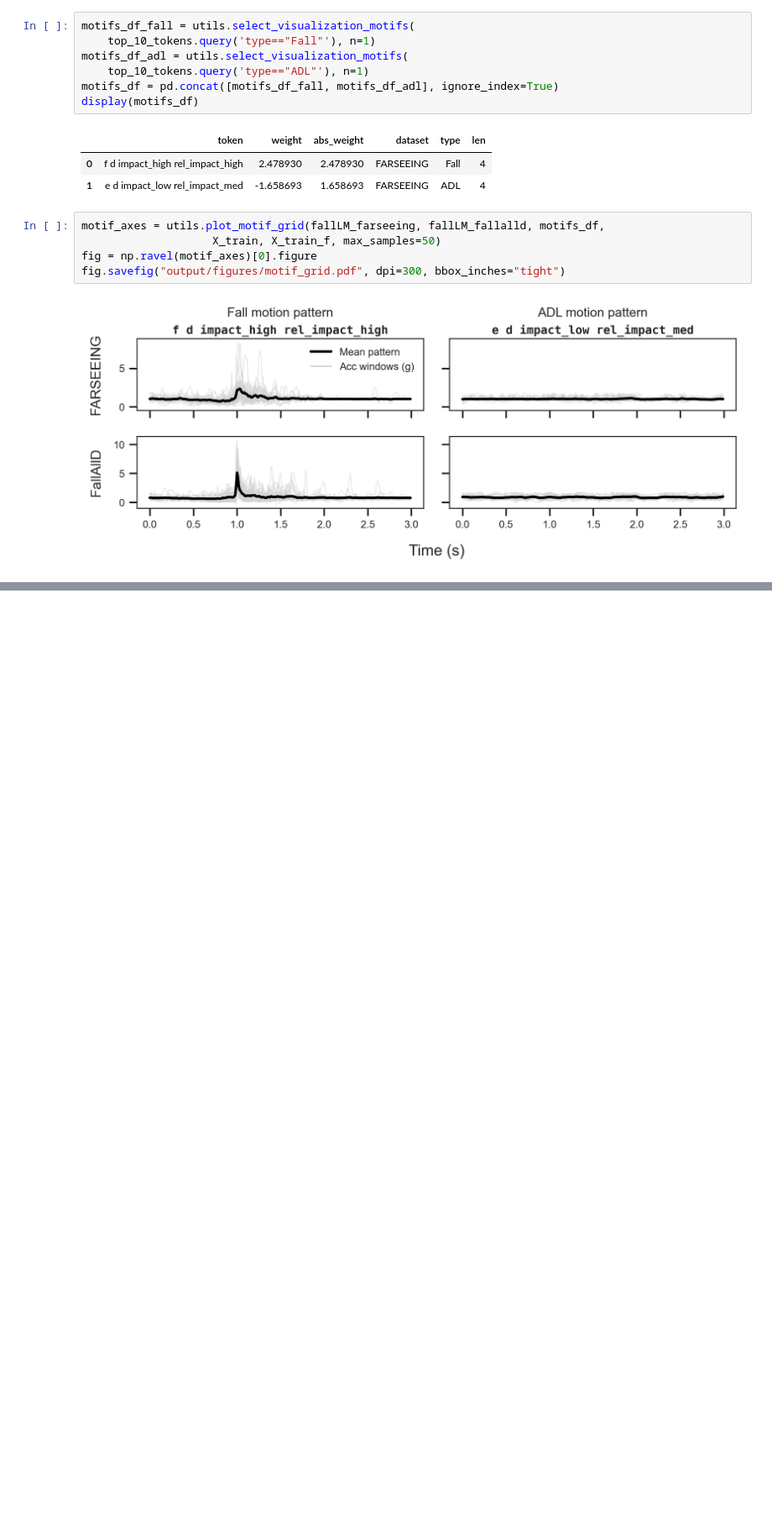
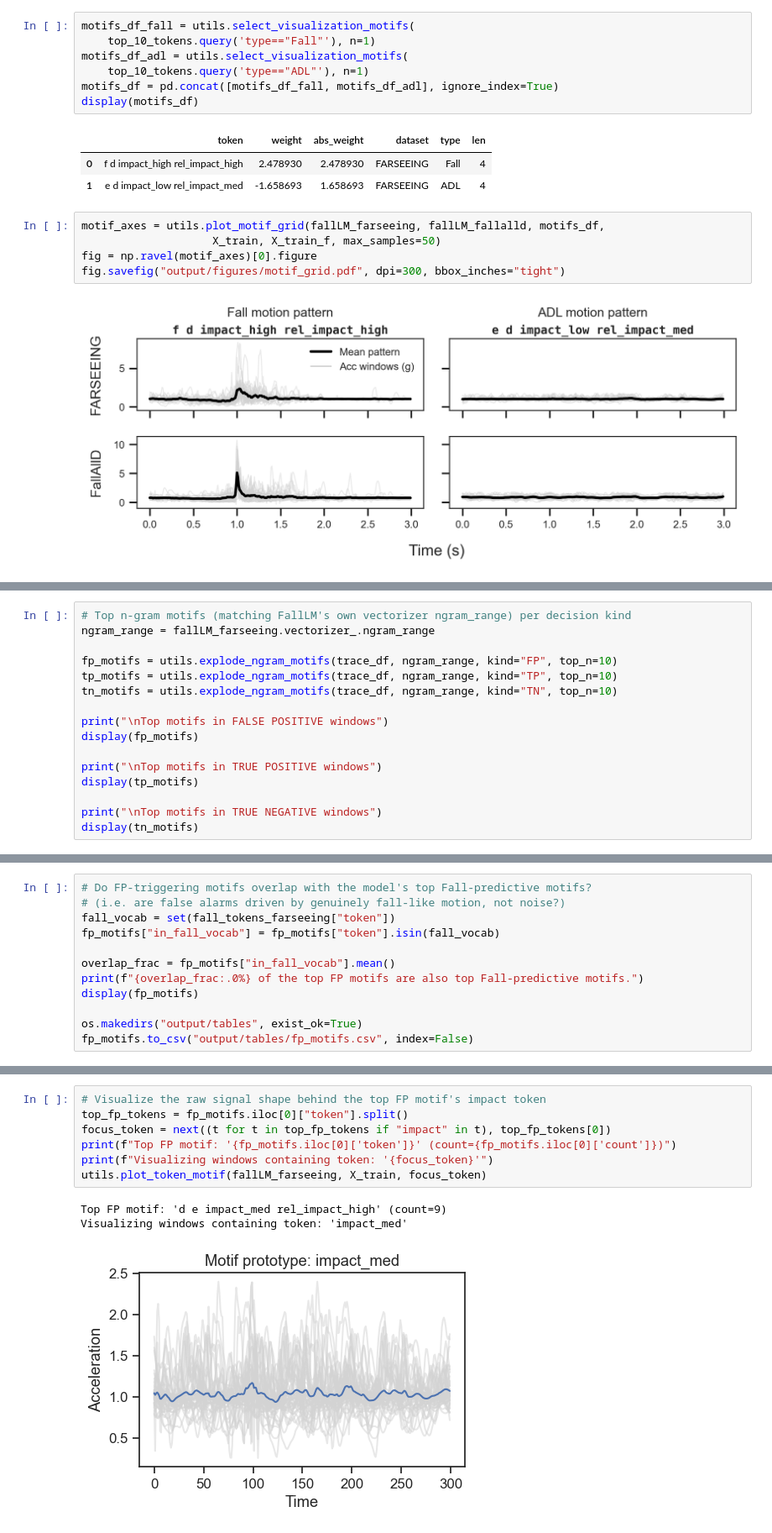
Before and after one commit to mlgig/fall-lm, a Jupyter notebook: experiments.ipynb, the cells around one changed output, grey strips where cells are left out. Shown at 84% size. Cells and saved outputs as stored; diff of their text form; blank space fills up the shorter version.

```diff
--- a/experiments.ipynb
+++ b/experiments.ipynb
@@ -747,0 +849,16 @@ fig.savefig("output/figures/motif_grid.pdf", dpi=300, bbox_inches="tight")
+# %%
+# Top n-gram motifs (matching FallLM's own vectorizer ngram_range) per decision kind
+ngram_range = fallLM_farseeing.vectorizer_.ngram_range
+
+fp_motifs = utils.explode_ngram_motifs(trace_df, ngram_range, kind="FP", top_n=10)
+tp_motifs = utils.explode_ngram_motifs(trace_df, ngram_range, kind="TP", top_n=10)
+tn_motifs = utils.explode_ngram_motifs(trace_df, ngram_range, kind="TN", top_n=10)
+
+print("\nTop motifs in FALSE POSITIVE windows")
+display(fp_motifs)
+
+print("\nTop motifs in TRUE POSITIVE windows")
+display(tp_motifs)
+
+print("\nTop motifs in TRUE NEGATIVE windows")
+display(tn_motifs)
@@ -747,0 +902,12 @@ fig.savefig("output/figures/motif_grid.pdf", dpi=300, bbox_inches="tight")
+# %%
+# Do FP-triggering motifs overlap with the model's top Fall-predictive motifs?
+# (i.e. are false alarms driven by genuinely fall-like motion, not noise?)
+fall_vocab = set(fall_tokens_farseeing["token"])
+fp_motifs["in_fall_vocab"] = fp_motifs["token"].isin(fall_vocab)
+
+overlap_frac = fp_motifs["in_fall_vocab"].mean()
+print(f"{overlap_frac:.0%} of the top FP motifs are also top Fall-predictive motifs.")
+display(fp_motifs)
+
+os.makedirs("output/tables", exist_ok=True)
+fp_motifs.to_csv("output/tables/fp_motifs.csv", index=False)
@@ -747,0 +927,11 @@ fig.savefig("output/figures/motif_grid.pdf", dpi=300, bbox_inches="tight")
+# %%
+# Visualize the raw signal shape behind the top FP motif's impact token
+top_fp_tokens = fp_motifs.iloc[0]["token"].split()
+focus_token = next((t for t in top_fp_tokens if "impact" in t), top_fp_tokens[0])
+print(f"Top FP motif: '{fp_motifs.iloc[0]['token']}' (count={fp_motifs.iloc[0]['count']})")
+print(f"Visualizing windows containing token: '{focus_token}'")
+utils.plot_token_motif(fallLM_farseeing, X_train, focus_token)
+# %% [output]
+Top FP motif: 'd e impact_med rel_impact_high' (count=9)
+Visualizing windows containing token: 'impact_med'
+[figure, added]
```
Also changed, not shown: parts of 17 cells of this notebook, 13 other files.
